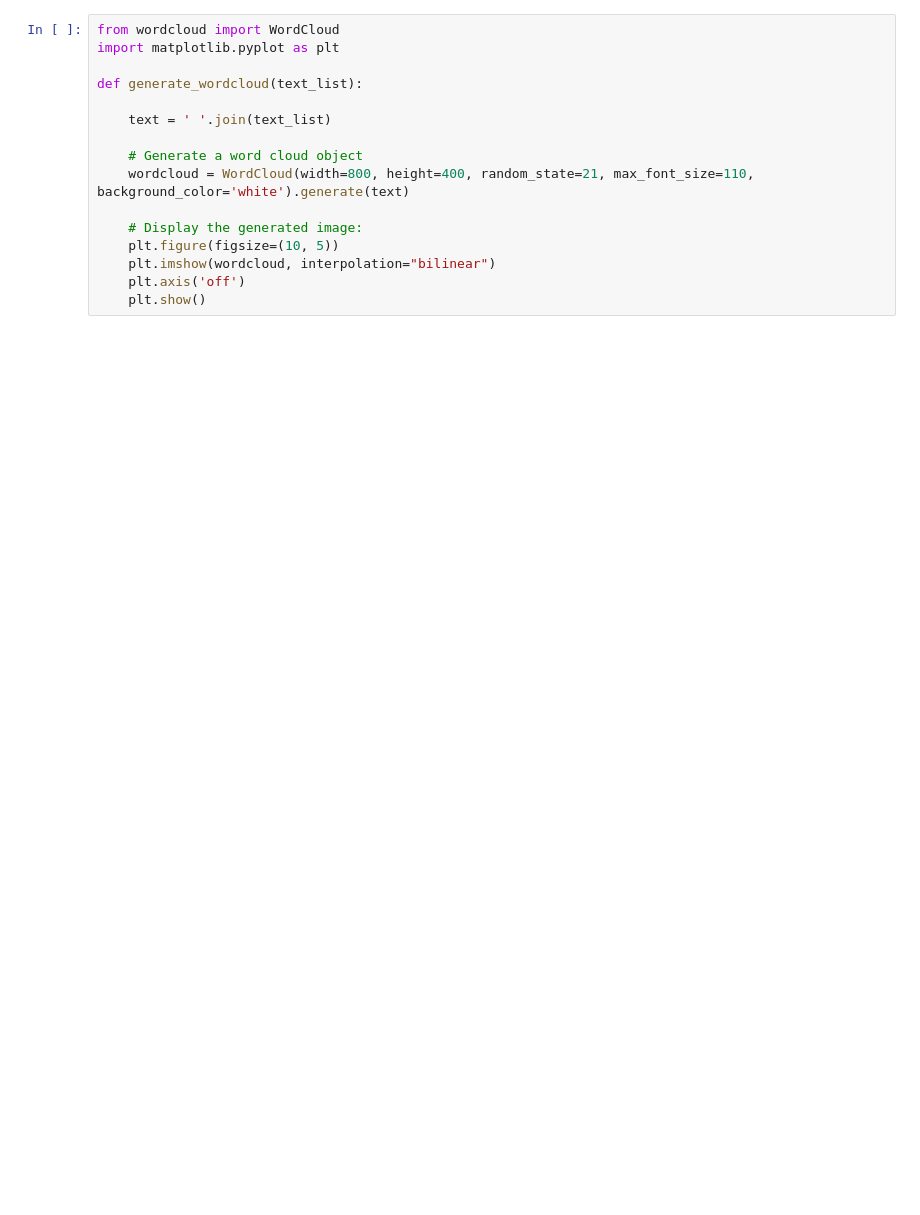
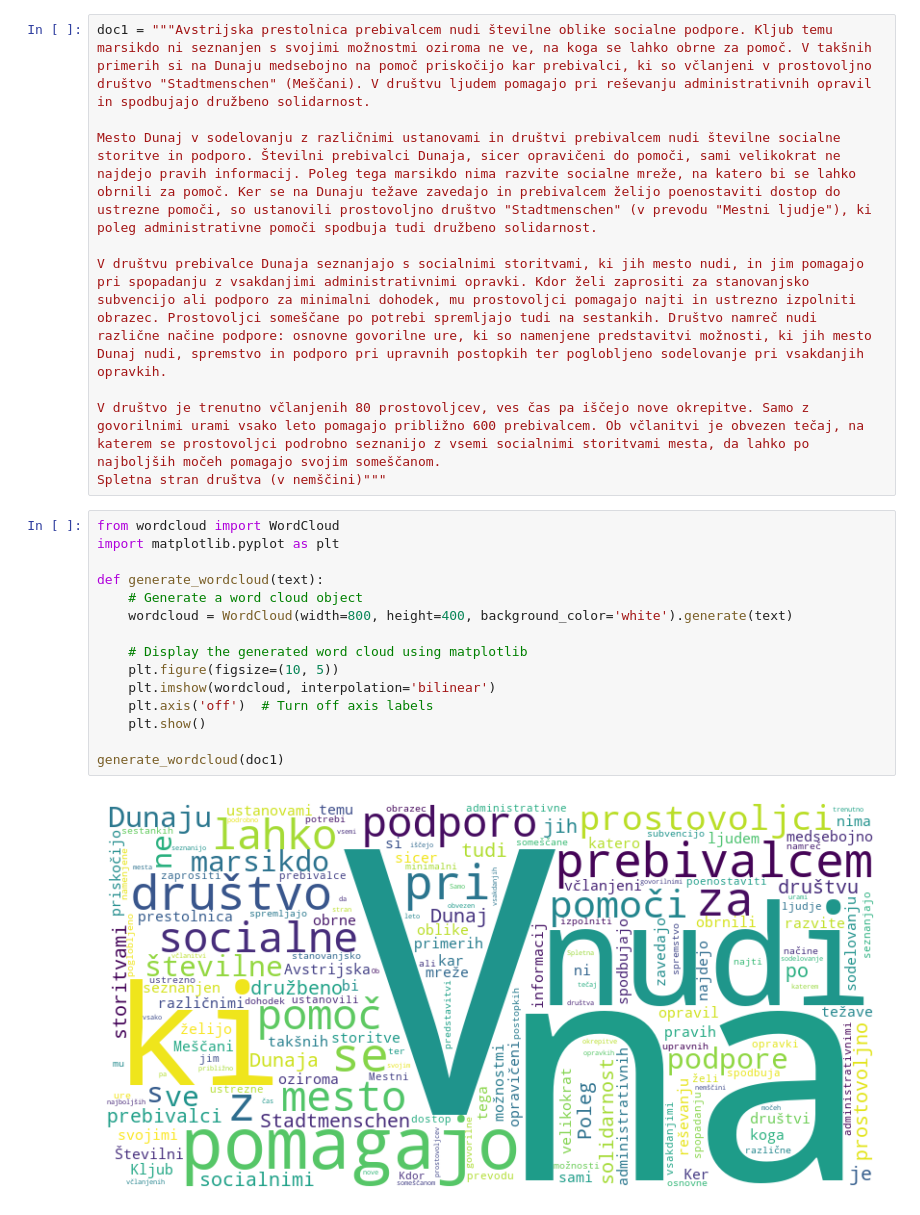
Before and after one commit to jasiu648/FindingNewsSimilarity, a Jupyter notebook: visualization/word_cloud.ipynb, the cells around one changed output. Cells and saved outputs as stored; diff of their text form; blank space fills up the shorter version.

```diff
--- a/visualization/word_cloud.ipynb
+++ b/visualization/word_cloud.ipynb
@@ -1,16 +1,26 @@
+# %%
+doc1 = """Avstrijska prestolnica prebivalcem nudi številne oblike socialne podpore. Kljub temu marsikdo ni seznanjen s svojimi možnostmi oziroma ne ve, na koga se lahko obrne za pomoč. V takšnih primerih si na Dunaju medsebojno na pomoč priskočijo kar prebivalci, ki so včlanjeni v prostovoljno društvo "Stadtmenschen" (Meščani). V društvu ljudem pomagajo pri reševanju administrativnih opravil in spodbujajo družbeno solidarnost.
+
+Mesto Dunaj v sodelovanju z različnimi ustanovami in društvi prebivalcem nudi številne socialne storitve in podporo. Številni prebivalci Dunaja, sicer opravičeni do pomoči, sami velikokrat ne najdejo pravih informacij. Poleg tega marsikdo nima razvite socialne mreže, na katero bi se lahko obrnili za pomoč. Ker se na Dunaju težave zavedajo in prebivalcem želijo poenostaviti dostop do ustrezne pomoči, so ustanovili prostovoljno društvo "Stadtmenschen" (v prevodu "Mestni ljudje"), ki poleg administrativne pomoči spodbuja tudi družbeno solidarnost.
+
+V društvu prebivalce Dunaja seznanjajo s socialnimi storitvami, ki jih mesto nudi, in jim pomagajo pri spopadanju z vsakdanjimi administrativnimi opravki. Kdor želi zaprositi za stanovanjsko subvencijo ali podporo za minimalni dohodek, mu prostovoljci pomagajo najti in ustrezno izpolniti obrazec. Prostovoljci someščane po potrebi spremljajo tudi na sestankih. Društvo namreč nudi različne načine podpore: osnovne govorilne ure, ki so namenjene predstavitvi možnosti, ki jih mesto Dunaj nudi, spremstvo in podporo pri upravnih postopkih ter poglobljeno sodelovanje pri vsakdanjih opravkih.
+
+V društvo je trenutno včlanjenih 80 prostovoljcev, ves čas pa iščejo nove okrepitve. Samo z govorilnimi urami vsako leto pomagajo približno 600 prebivalcem. Ob včlanitvi je obvezen tečaj, na katerem se prostovoljci podrobno seznanijo z vsemi socialnimi storitvami mesta, da lahko po najboljših močeh pomagajo svojim someščanom.
+Spletna stran društva (v nemščini)"""
 # %%
 from wordcloud import WordCloud
 import matplotlib.pyplot as plt
 
-def generate_wordcloud(text_list):
+def generate_wordcloud(text):
+    # Generate a word cloud object
+    wordcloud = WordCloud(width=800, height=400, background_color='white').generate(text)
 
-    text = ' '.join(text_list)
+    # Display the generated word cloud using matplotlib
+    plt.figure(figsize=(10, 5))
+    plt.imshow(wordcloud, interpolation='bilinear')
+    plt.axis('off')  # Turn off axis labels
+    plt.show()
 
-    # Generate a word cloud object
-    wordcloud = WordCloud(width=800, height=400, random_state=21, max_font_size=110, background_color='white').generate(text)
-
-    # Display the generated image:
-    plt.figure(figsize=(10, 5))
-    plt.imshow(wordcloud, interpolation="bilinear")
-    plt.axis('off')
-    plt.show()
+generate_wordcloud(doc1)
+# %% [output]
+[figure, added]
```
Also changed, not shown: parts of 1 cell of this notebook, 15 other files.
